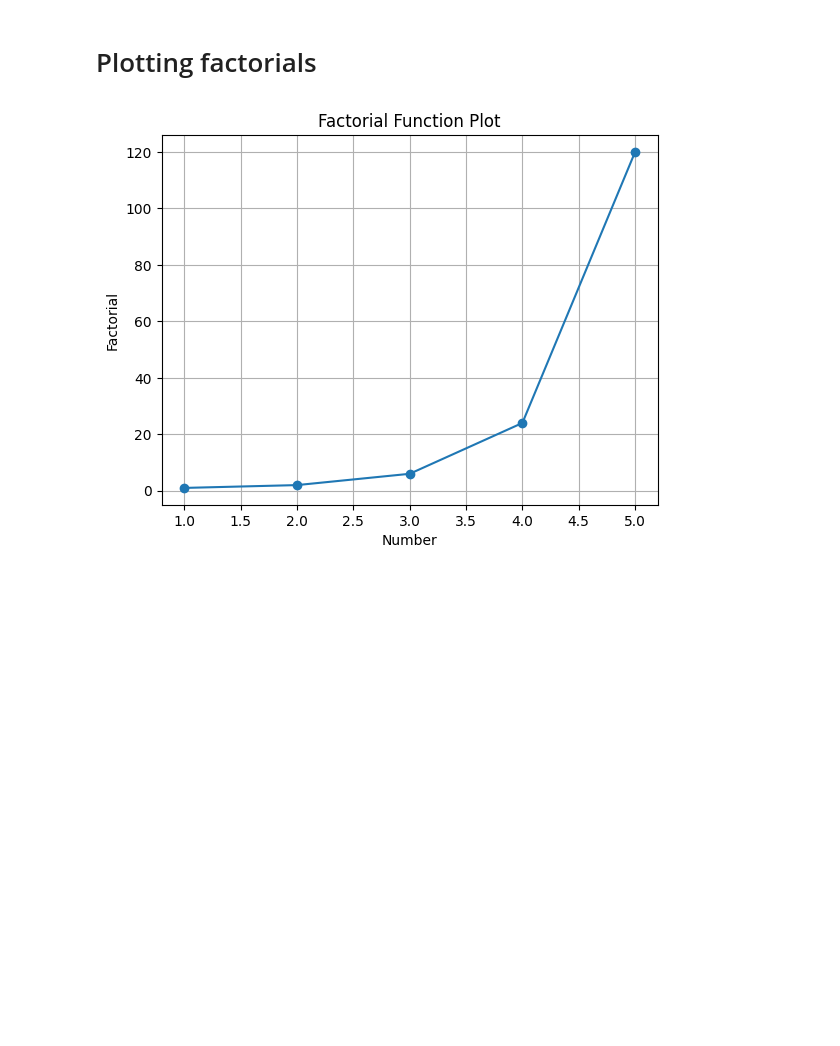
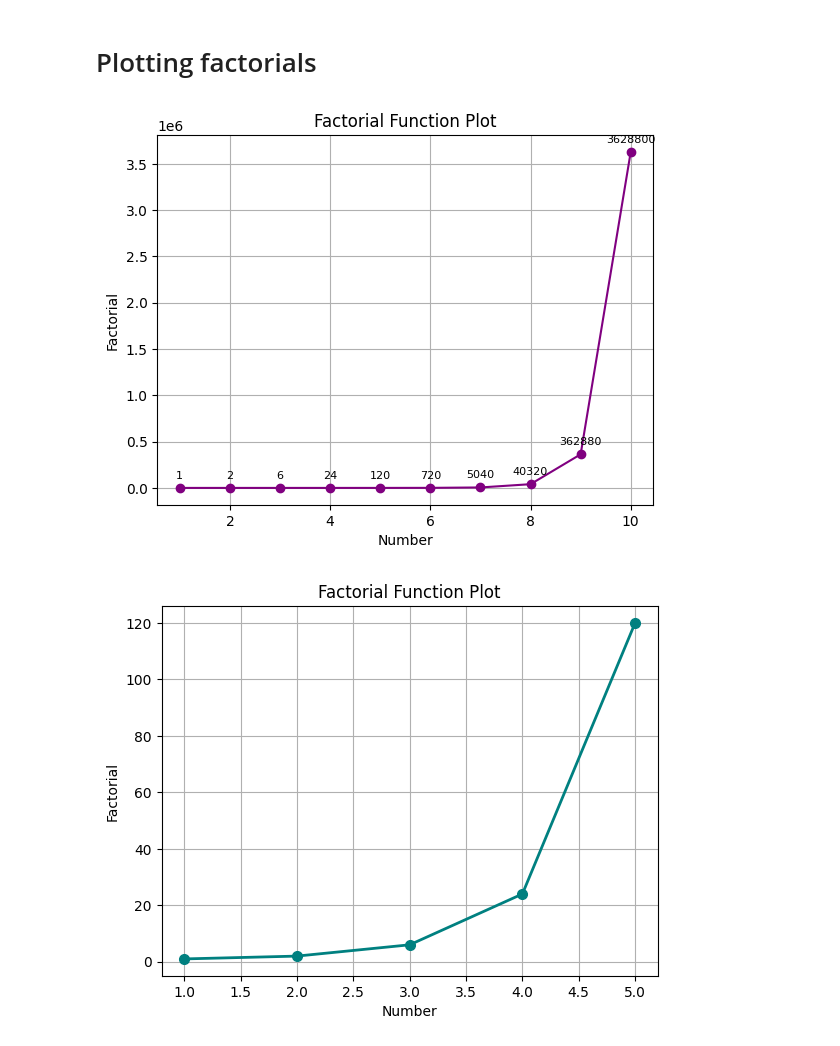
Before and after one commit to glycojones/pdbmine, a Jupyter notebook: practice.ipynb, the cells around one changed output. Cells and saved outputs as stored; diff of their text form; code cells hidden in the pictures; blank space fills up the shorter version.

Commit message:
Added a second plot with individual points labelled and changed colour of plot

```diff
--- a/practice.ipynb
+++ b/practice.ipynb
@@ -161,23 +161,49 @@ Iteration 6: result = 720
 # %%
 import matplotlib.pyplot as plt
 
 # factorial function without print
 def factorial(n):
     result = 1
     for index in range(1, n + 1):
         result = result * index
     return result
 
+# generate x (1-10) and y values (factorial)
+x_values = list(range(1,11))
+y_values = [factorial(x) for x in x_values]
+
+# plot
+plt.plot(x_values, y_values, marker= 'o', color = 'purple')
+
+# Add value labels above each point
+for x, y in zip(x_values, y_values):
+    plt.text(x, y + 100000, str(y), ha='center', fontsize=8, color='black')
+
+# Add labels and title
+plt.title("Factorial Function Plot")
+plt.xlabel("Number")
+plt.ylabel("Factorial")
+plt.grid(True)
+plt.show()
+
+# Another plot with different x values
 # generate x (1-5) and y values (factorial)
 x_values = list(range(1,6))
 y_values = [factorial(x) for x in x_values]
 
 # plot
-plt.plot(x_values, y_values, marker= 'o')
+plt.plot(x_values, y_values,
+         marker= 'o' ,
+         color= 'teal',
+         linewidth= 2 ,
+         markersize = 7)
+
+# Title axis labels
 plt.title("Factorial Function Plot")
 plt.xlabel("Number")
 plt.ylabel("Factorial")
 plt.grid(True)
 plt.show()
 # %% [output]
-[figure, old version]
+[figure, new version]
+[figure, added]
```
